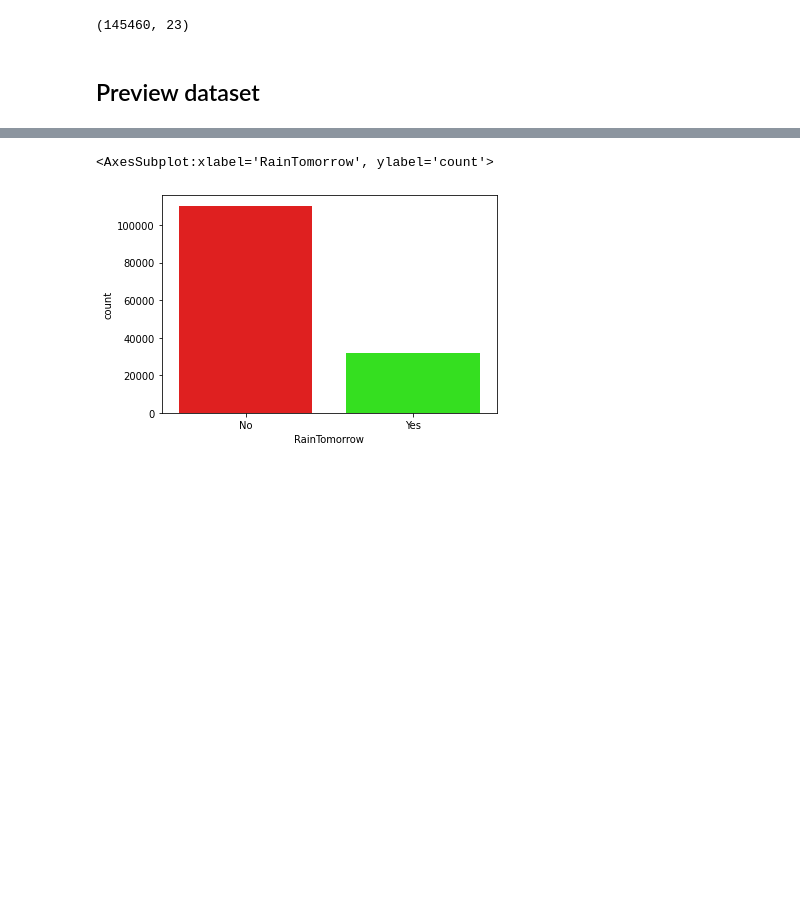
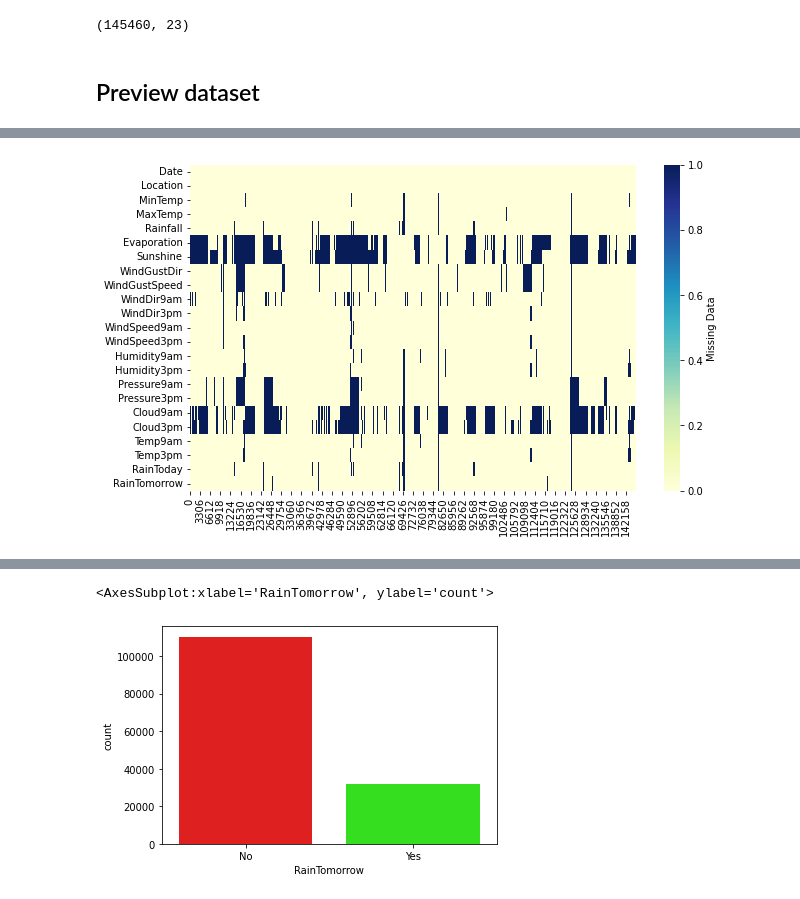
Before and after one commit to trinhhungfischer/ml-intro-project, a Jupyter notebook: rain-prediction-data-eda.ipynb, the cells around one changed output, grey strips where cells are left out. Cells and saved outputs as stored; diff of their text form; code cells hidden in the pictures; blank space fills up the shorter version.

Commit message:
feat: fix data preprocess

```diff
--- a/rain-prediction-data-eda.ipynb
+++ b/rain-prediction-data-eda.ipynb
@@ -49,0 +91,7 @@ df.sample(5)
+# %%
+plt.figure(figsize=(10,6))
+sns.heatmap(df.isna().transpose(), cmap="YlGnBu",
+            cbar_kws={'label': 'Missing Data'})
+plt.savefig("visualizing_missing_data.png", dpi=100)
+# %% [output]
+[figure, added]
```
Also changed, not shown: parts of 49 cells of this notebook, 3 other files.
